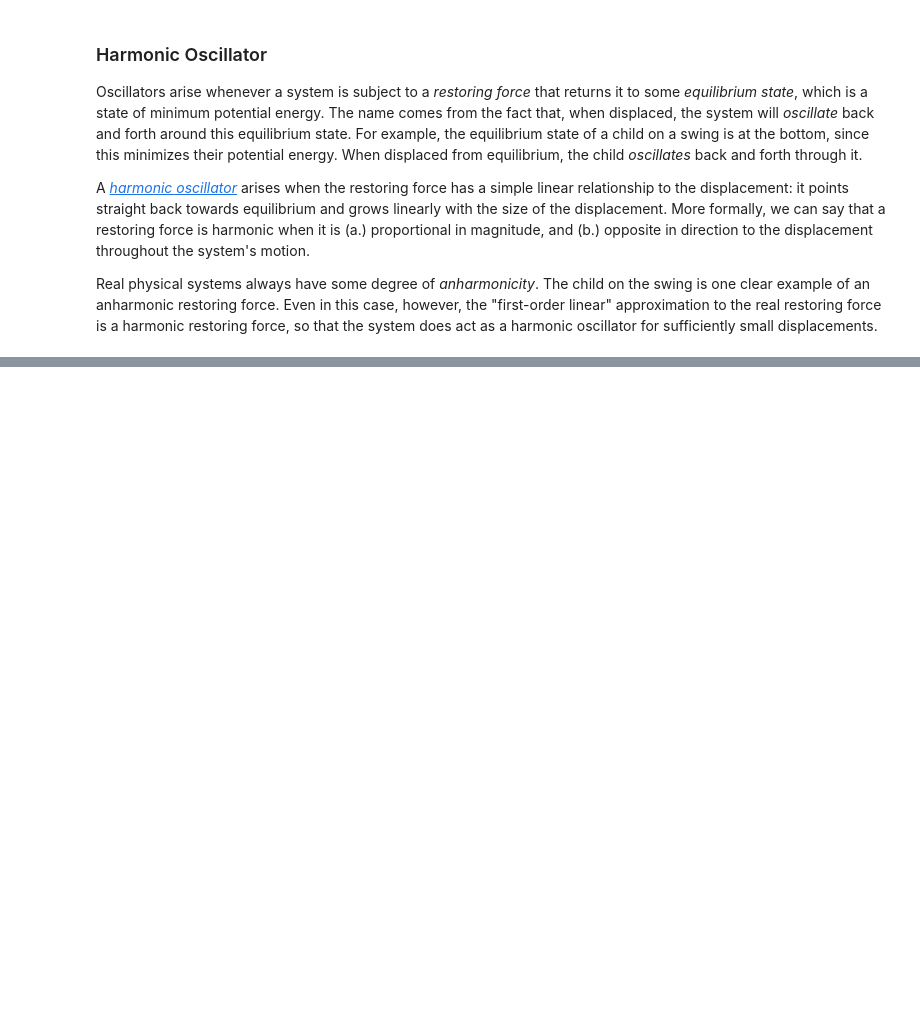
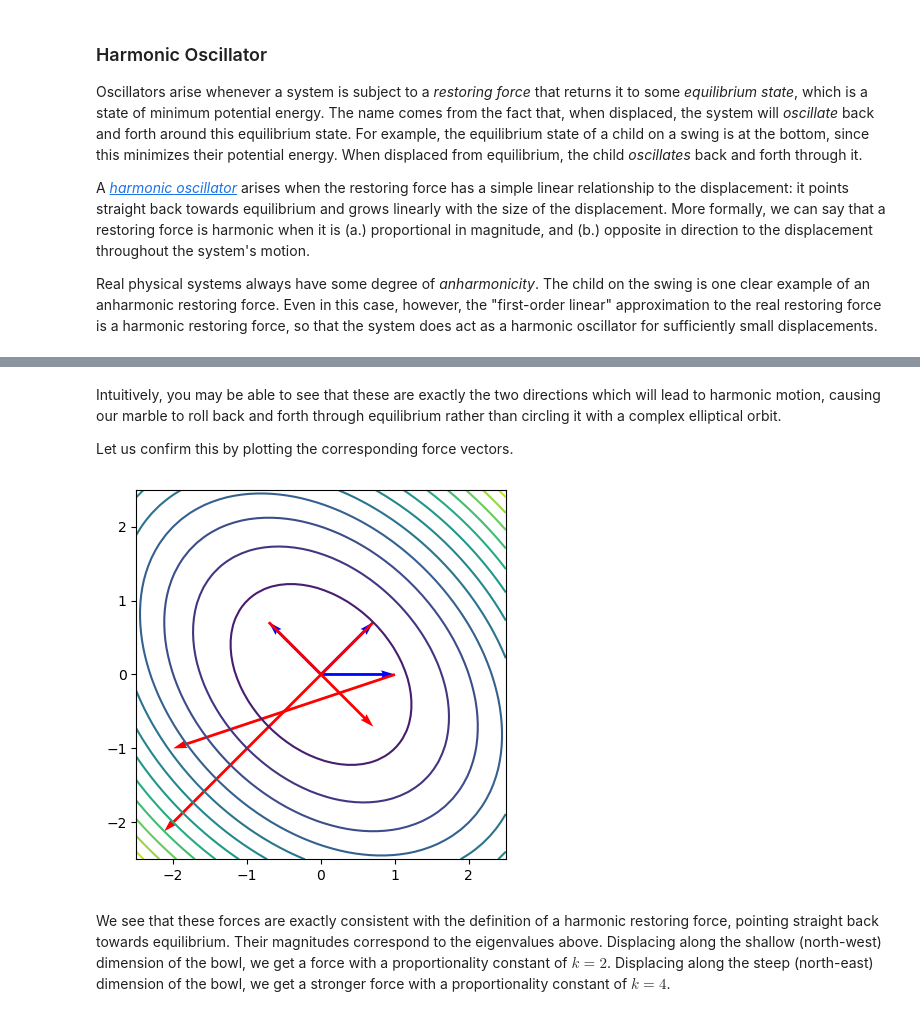
Before and after one commit to rotavera-group/programming-projects, a Jupyter notebook: projects/03_linear-algebra/background.ipynb, the cells around one changed output, grey strips where cells are left out. Cells and saved outputs as stored; diff of their text form; code cells hidden in the pictures; blank space fills up the shorter version.

```diff
--- a/projects/03_linear-algebra/background.ipynb
+++ b/projects/03_linear-algebra/background.ipynb
@@ -283,0 +371,27 @@ fig
+# %% [markdown]
+Intuitively, you may be able to see that these are exactly the two directions
+which will lead to harmonic motion, causing our marble to roll back and forth
+through equilibrium rather than circling it with a complex elliptical orbit.
+
+Let us confirm this by plotting the corresponding force vectors.
+# %%
+# Determine force vectors
+force1 = -H @ dx1  # `@` is the matrix multiplication operator
+force2 = -H @ dx2  # `@` is the matrix multiplication operator
+
+# Plot force vectors
+plot_vector(ax, force1, orig=dx1, color="red")
+plot_vector(ax, force2, orig=dx2, color="red")
+
+# Show the figure
+fig
+# %% [output]
+[figure, added]
+# %% [markdown]
+We see that these forces are exactly consistent with the definition of a
+harmonic restoring force, pointing straight back towards equilibrium.
+Their magnitudes correspond to the eigenvalues above.
+Displacing along the shallow (north-west) dimension of the bowl, we get a force
+with a proportionality constant of $k=2$.
+Displacing along the steep (north-east) dimension of the bowl, we get a stronger
+force with a proportionality constant of $k=4$.
```
Also changed, not shown: parts of 16 cells of this notebook.
